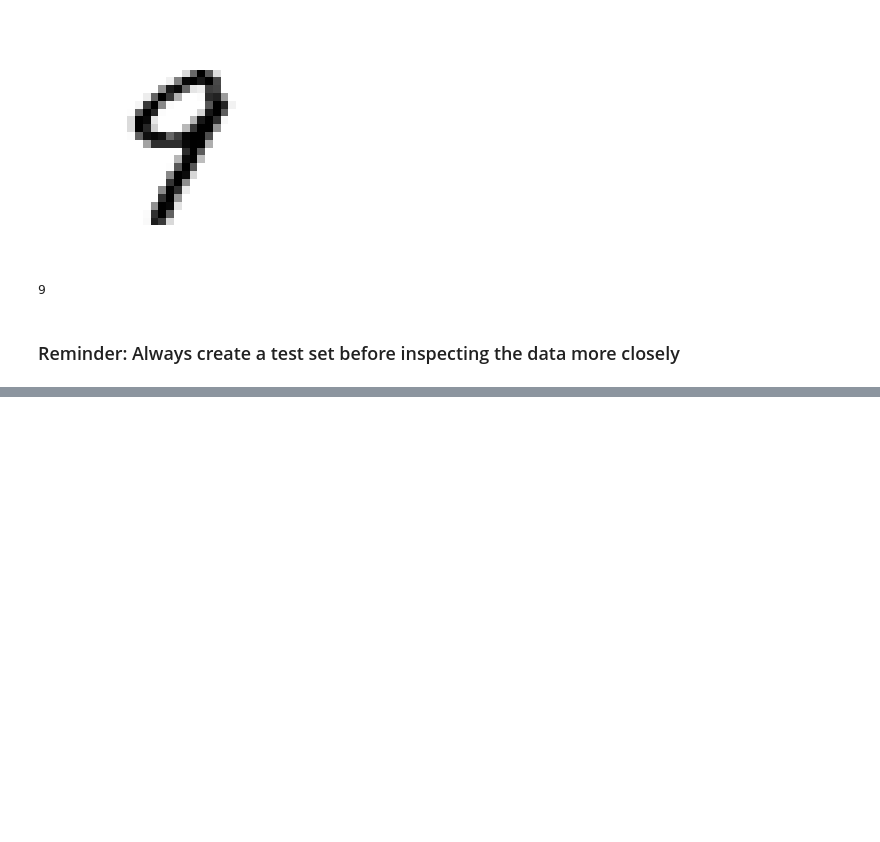
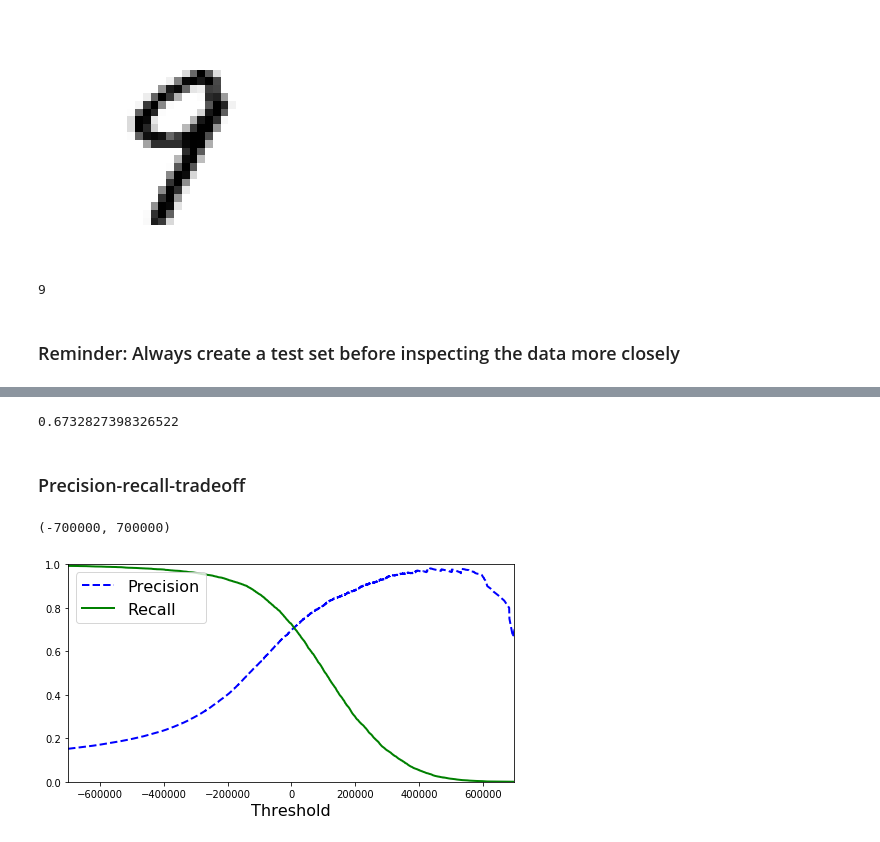
Before and after one commit to GeorgeSalvino/handson-machinelearning, a Jupyter notebook: MNIST.ipynb, the cells around one changed output, grey strips where cells are left out. Drawn from its saved outputs; the diff is of its cells as text; code cells hidden in the pictures; blank space fills up the shorter version.

Commit message:
Precision/Recall Tradeoff

```diff
--- a/MNIST.ipynb
+++ b/MNIST.ipynb
@@ -68,0 +71,3 @@ X_train, y_train = X_train[shuffle_index], y_train[shuffle_index]
+# %%
+y_train_9 = (y_train == 9)
+y_test_9 = (y_test == 9)
@@ -68,0 +79,5 @@ X_train, y_train = X_train[shuffle_index], y_train[shuffle_index]
+# %%
+from sklearn.linear_model import SGDClassifier
+
+sgd_clf = SGDClassifier(max_iter=5, tol=-np.infty)
+sgd_clf.fit(X_train, y_train_9)
@@ -68,0 +155,30 @@ X_train, y_train = X_train[shuffle_index], y_train[shuffle_index]
+# %%
+from sklearn.metrics import f1_score
+
+f1_score(y_train_9, y_train_pred)
+# %% [output]
+0.6732827398326522
+# %% [markdown]
+### Precision-recall-tradeoff
+# %%
+y_scores = cross_val_predict(sgd_clf, X_train, y_train_9, cv=3,
+                            method="decision_function")
+# %%
+from sklearn.metrics import precision_recall_curve
+
+precisions, recalls, thresholds = precision_recall_curve(y_train_9, y_scores)
+# %%
+def plot_precision_recall_vs_threshold(precisions, recalls, thresholds):
+    plt.plot(thresholds, precisions[:-1], "b--", label="Precision", linewidth=2)
+    plt.plot(thresholds, recalls[:-1], "g-", label="Recall", linewidth=2)
+    plt.xlabel("Threshold", fontsize=16)
+    plt.legend(loc="upper left", fontsize=16)
+    plt.ylim([0, 1])
+
+
+plt.figure(figsize=(8, 4))
+plot_precision_recall_vs_threshold(precisions, recalls, thresholds)
+plt.xlim([-700000, 700000])
+# %% [output]
+(-700000, 700000)
+[figure, added]
```
Also changed, not shown: parts of 20 cells of this notebook.
